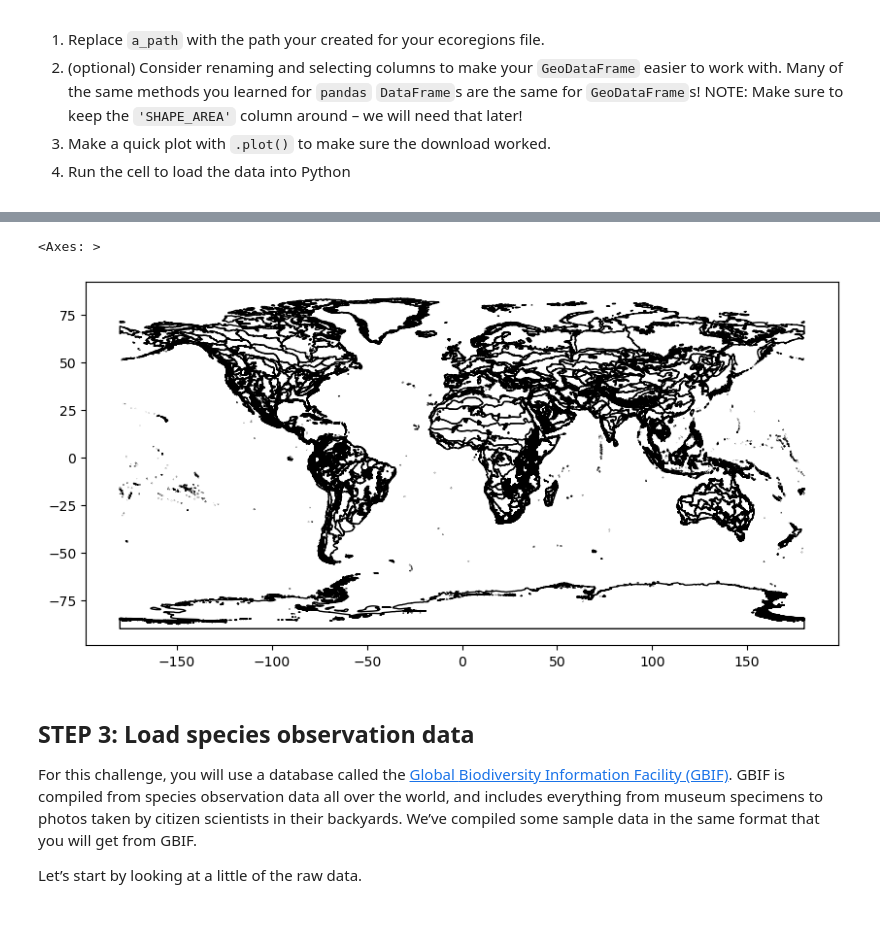
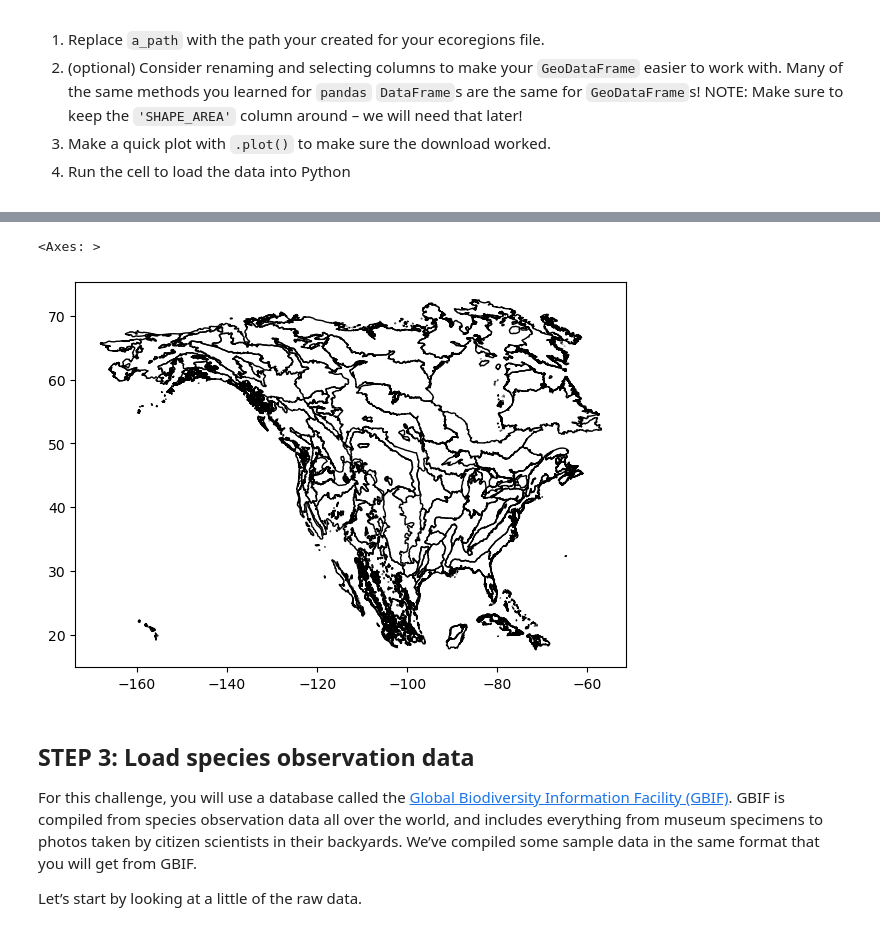
Before and after one commit to cu-esiil-edu/03-migration-nquarder, a Jupyter notebook: notebooks/migration-31-wrangle.ipynb, the cells around one changed output, grey strips where cells are left out. Drawn from its saved outputs; the diff is of its cells as text; code cells hidden in the pictures.

Commit message:
cleaning up notebooks due to ecoregions data change

```diff
--- a/notebooks/migration-31-wrangle.ipynb
+++ b/notebooks/migration-31-wrangle.ipynb
@@ -157,18 +185,31 @@ download worked.</li>
 # %%
 # Open up the ecoregions boundaries
-ecoregions_gdf = gpd.read_file(project.project_dir / "wwf_ecoregions")
+ecoregions_gdf = gpd.read_file(
+    project.project_dir / "ecoregions"
+)
 
 # Select columns
-ecoregions_gdf = ecoregions_gdf[['SHAPE_AREA', 'geometry']]
+ecoregions_gdf = ecoregions_gdf[
+    ['eco_code', 'area_km2', 'geometry']
+]
 
-# Name the index so it will match the other data later on
+# Remove ecoregions with zero terrestrial area
+ecoregions_gdf = ecoregions_gdf[
+    ecoregions_gdf['area_km2'] > 0
+].copy()
+
+# Name the index
 ecoregions_gdf.index.name = 'ecoregion'
 
-# Plot the ecoregions quickly to check download
-ecoregions_gdf.plot(edgecolor='black', facecolor='none', figsize=(10, 5))
+# Plot the ecoregions quickly to check
+ecoregions_gdf.plot(
+    edgecolor='black',
+    facecolor='none',
+    figsize=(10, 5)
+)
 # %% [output]
 <Axes: >
-[figure, old version]
+[figure, new version]
 # %% [markdown]
 ## STEP 3: Load species observation data
 
```
Also changed, not shown: parts of 4 cells of this notebook, 3 other files.
